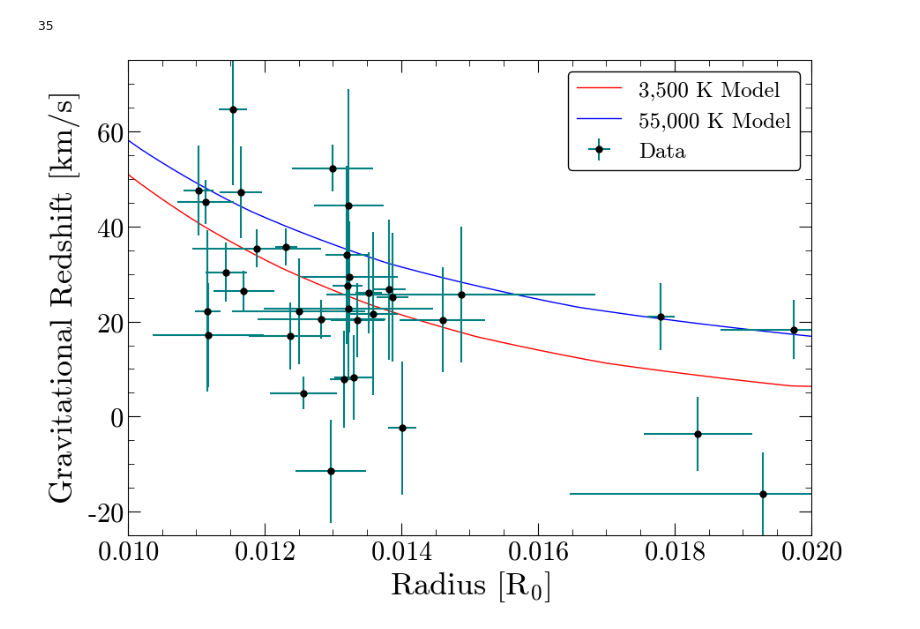
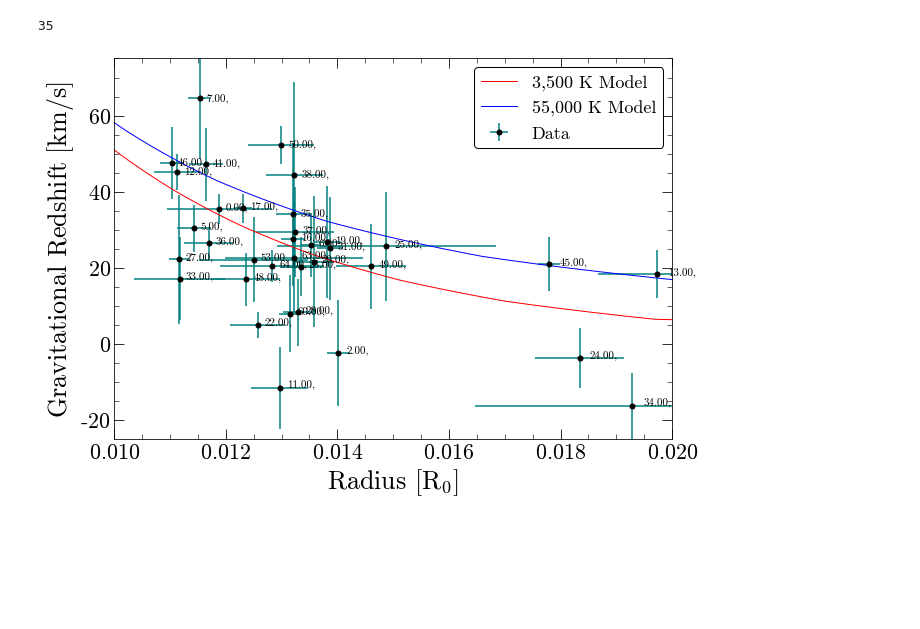
Before and after one commit to stefanarseneau/gravitational-redshift, a Jupyter notebook: 04_cleaning.ipynb, the cells around one changed output. Cells and saved outputs as stored; diff of their text form; code cells hidden in the pictures; blank space fills up the shorter version.

```diff
--- a/04_cleaning.ipynb
+++ b/04_cleaning.ipynb
@@ -189,41 +253,41 @@ theoretical_rvs = rv_from_radius(rsuns, 3500, 'f', 'f', 'f')
 plt.plot(rsuns, theoretical_rvs, 'red', linestyle = '-', label = '3,500 K Model', linewidth = 1)
 
 theoretical_rvs = rv_from_radius(rsuns, 55000, 'f', 'f', 'f')
 plt.plot(rsuns, theoretical_rvs, 'blue', label = '55,000 K Model', linewidth = 1)
 
 # Data
 
 #print(catalog['phot_id'][mask].pprint(100,100))
 
 # These are the new arguments that I used
 #scatter_kwargs = {"zorder":100}
 #error_kwargs = {"lw":.5, "zorder":0}
 
 scatter_kwargs = {}
 error_kwargs = {}
 
 #plt.errorbar(catalog['radius'][catalog['phot_id'] == i], catalog['g_redshift'][catalog['phot_id'] == i], xerr = catalog['e_radius'][catalog['phot_id'] == i], yerr=catalog['eg_redshift'][catalog['phot_id'] == i], fmt='o', label = 'Data', color='black', ecolor = 'teal', **error_kwargs)
 plt.errorbar(catalog['radius'][mask], catalog['g_redshift'][mask], xerr = catalog['e_radius'][mask], yerr=catalog['eg_redshift'][mask], fmt='o', label = 'Data', color='black', ecolor = 'teal', **error_kwargs)
 
 
 
-#for i in range(len(catalog['radius'][mask])):
-#    x = catalog['radius'][mask][i]
-#    y = catalog['g_redshift'][mask][i]
-#    #plt.plot(x, y, 'bo')
-#
-#    #if (0.006 < x < 0.025) and (0 < y < 120):
-#    plt.text(x * (1 + 0.01), y * (1 - 0.01) , ('%2.2f,' % (catalog['phot_id'][mask][i])), fontsize=11)
+for i in range(len(catalog['radius'][mask])):
+    x = catalog['radius'][mask][i]
+    y = catalog['g_redshift'][mask][i]
+    #plt.plot(x, y, 'bo')
+
+    #if (0.006 < x < 0.025) and (0 < y < 120):
+    plt.text(x * (1 + 0.01), y * (1 - 0.01) , ('%2.2f,' % (catalog['rv_id'][mask][i])), fontsize=11)
 
 plt.xlabel(r'Radius $[R_{0}]$')
 plt.ylabel(r'Gravitational Redshift $[km/s]$')
 plt.xlim(0.01, 0.02)
 plt.ylim(-25, 75)
 #plt.colorbar()
 plt.legend()
 plt.savefig('figs/diagnostic.png')
 # %% [output]
-[figure, old version]
+[figure, new version]
 # %%
 plt.figure(figsize=(10,7))
 plt.style.use('./stefan.mplstyle')
```
Also changed, not shown: parts of 5 cells of this notebook, 29 other files.
